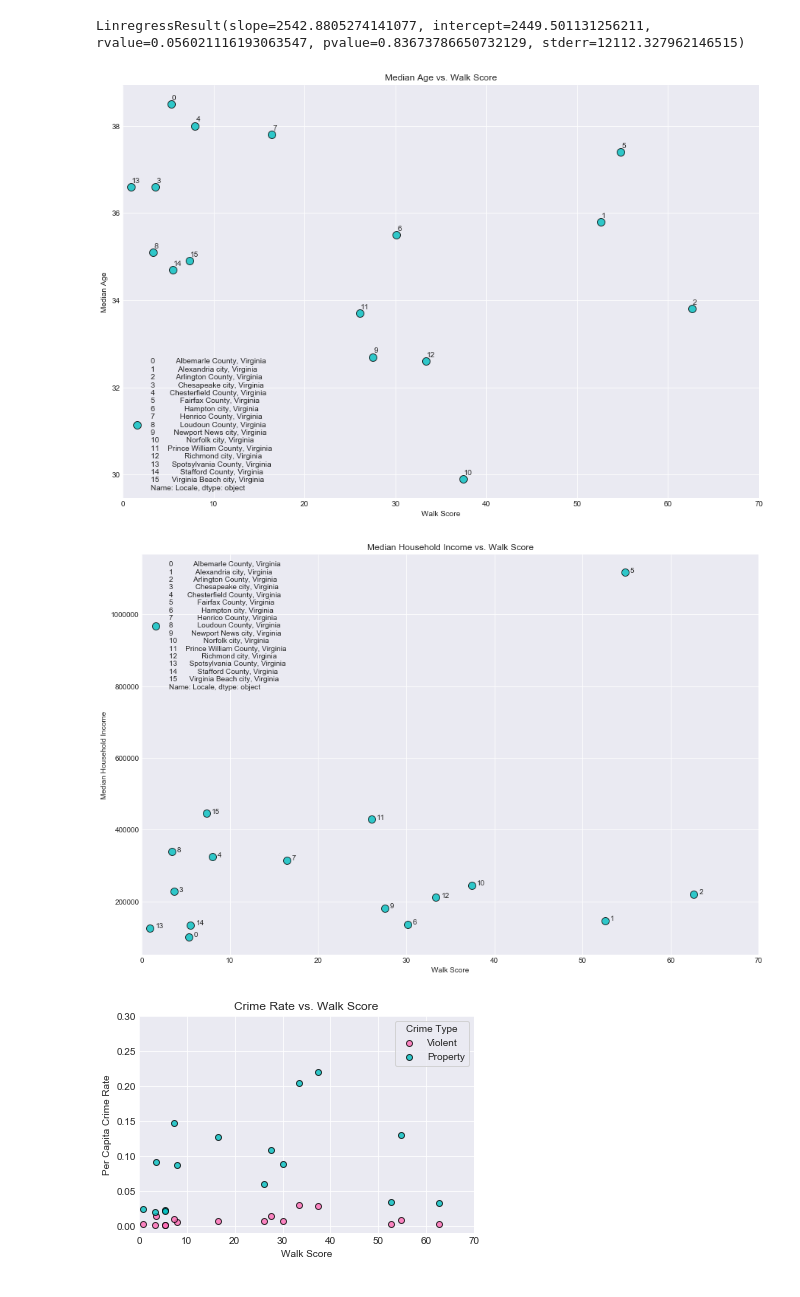
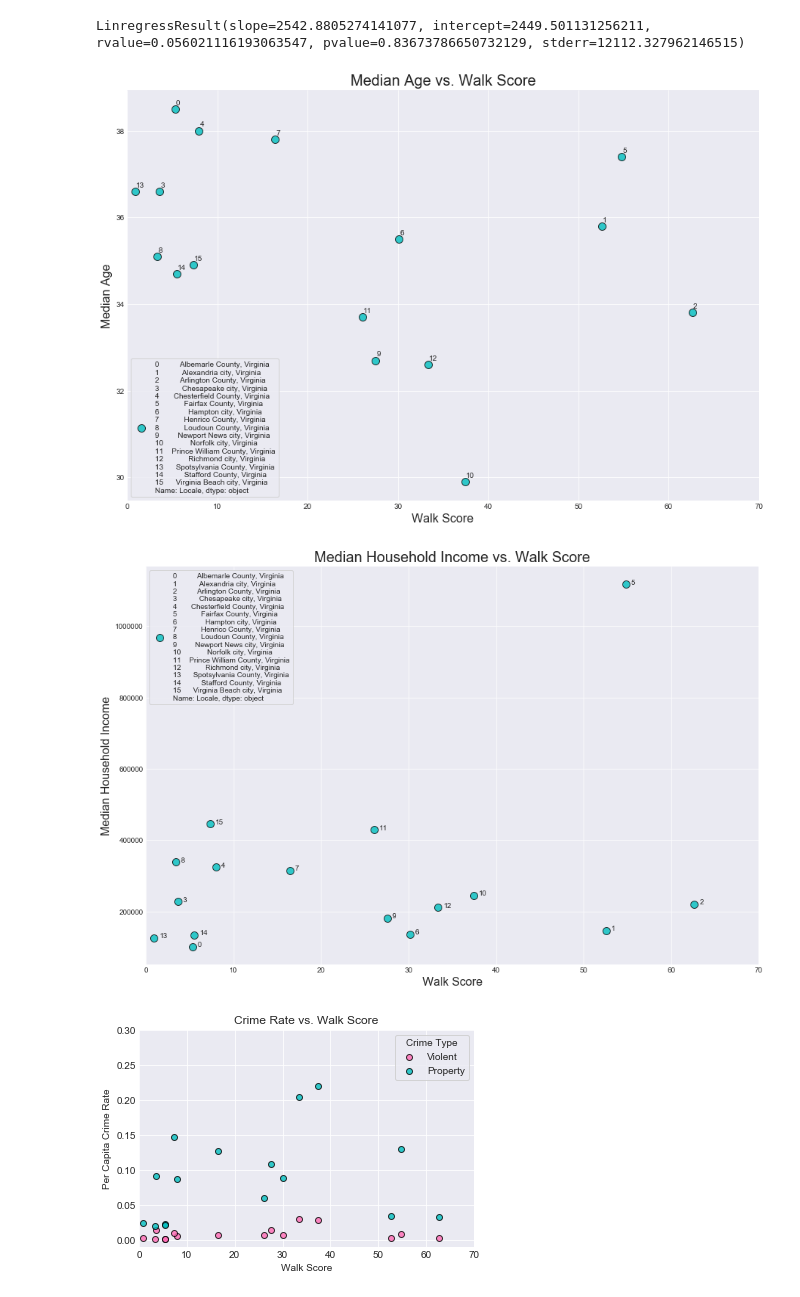
Before and after one commit to aeisenba61/project-mayhem, a Jupyter notebook: Final/final_analysis_notebook.ipynb, the cells around one changed output. Drawn from its saved outputs; the diff is of its cells as text; code cells hidden in the pictures.

```diff
--- a/Final/final_analysis_notebook.ipynb
+++ b/Final/final_analysis_notebook.ipynb
@@ -143,29 +143,29 @@ LinregressResult(slope=2542.8805274141077, intercept=2449.501131256211, rvalue=0
 # %%
 # Build scatter plot for median age vs. walk score
 fig, ax = plt.subplots(figsize=(15, 10))
 
 
 ax.scatter(final_df['Walk Score'], final_df['Median Age'], color='c', edgecolor='black',
            linewidths=1, marker="o", s=100, label=final_df['Locale'], alpha=.8)
 
 
 for i,text in enumerate(final_df['Locale']):
     ax.annotate(i, (final_df['Walk Score'][i]+0.1, final_df['Median Age'][i]+.1))
 
 
 # Format graph
-plt.xlabel('Walk Score')
-plt.ylabel('Median Age')
-plt.title('Median Age vs. Walk Score')
+plt.xlabel('Walk Score', fontsize=16)
+plt.ylabel('Median Age', fontsize=16)
+plt.title('Median Age vs. Walk Score', fontsize=20)
 plt.xlim(0,70)
 sns.set_style('darkgrid')
-plt.legend(loc='best')
+plt.legend(loc='best', frameon=True)
 plt.savefig('output/Median Age vs. Walk Score.png')
 
 
 plt.show()
 # %% [output]
-[figure, old version]
+[figure, new version]
 # %%
 # Build scatter plot for median age vs. walk score
 fig, ax = plt.subplots(figsize=(15, 10))
@@ -177,19 +177,19 @@ for i,text in enumerate(final_df['Locale']):
     ax.annotate(i, (final_df['Walk Score'][i]+.6, final_df['Median Household Income'][i]+100))
 
 # Format graph
-plt.xlabel('Walk Score')
-plt.ylabel('Median Household Income')
-plt.title('Median Household Income vs. Walk Score')
+plt.xlabel('Walk Score', fontsize=16)
+plt.ylabel('Median Household Income', fontsize=16)
+plt.title('Median Household Income vs. Walk Score', fontsize=20)
 plt.xlim(0,70)
 sns.set_style('darkgrid')
-plt.legend(loc='best')
+plt.legend(loc='best', frameon=True)
 
 plt.savefig('output/Median Household Income vs. Walk Score.png')
 
 
 plt.show()
 # %% [output]
-[figure, old version]
+[figure, new version]
 # %%
 # Add data to plot for violent crime totals.
 violent = plt.scatter(final_df['Walk Score'],
```
Also changed, not shown: parts of 6 cells of this notebook, 5 other files.
